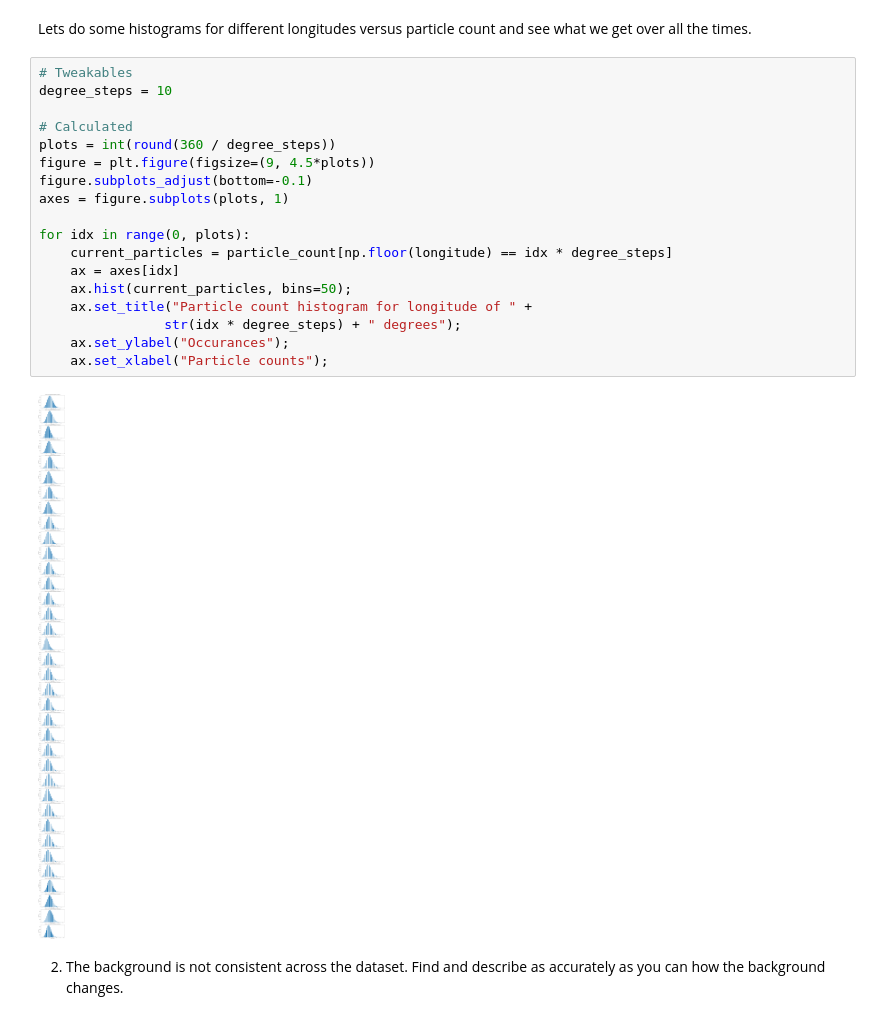
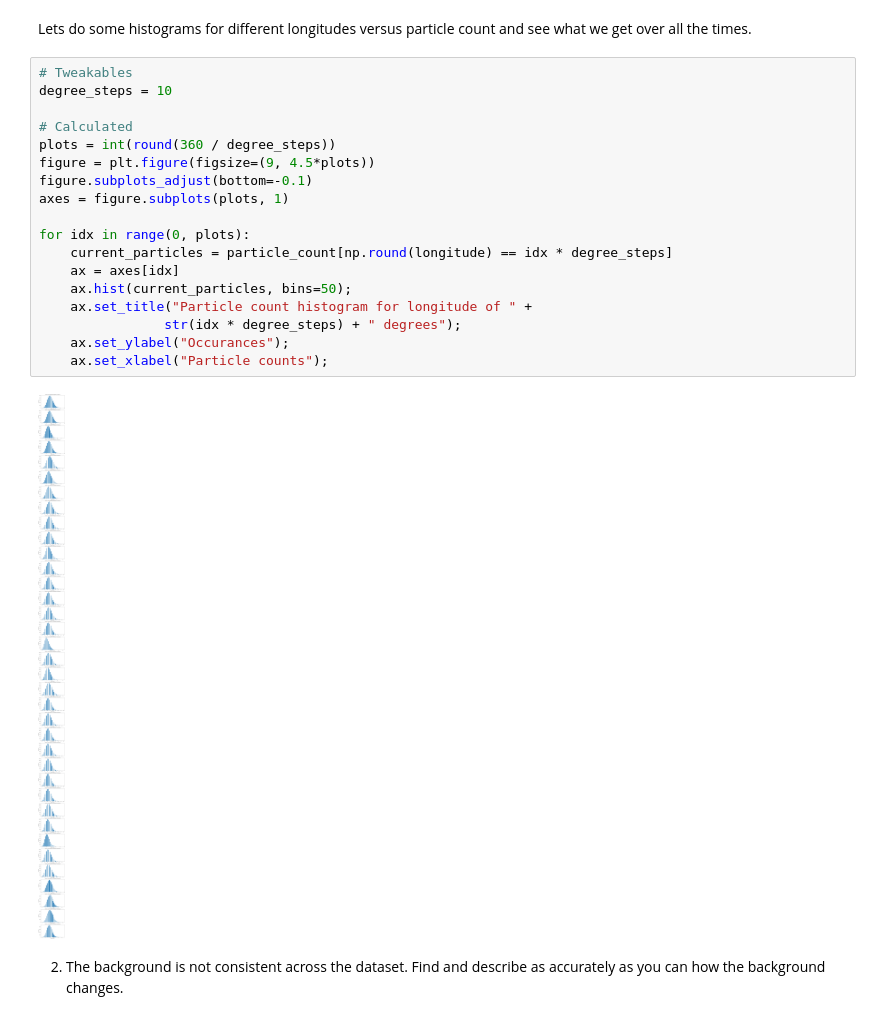
Before and after one commit to AdamK42/physics-434, a Jupyter notebook: lab4/lab4.ipynb, the cells around one changed output. Cells and saved outputs as stored; diff of their text form.

```diff
--- a/lab4/lab4.ipynb
+++ b/lab4/lab4.ipynb
@@ -81,23 +82,23 @@ Lets do some histograms for different longitudes versus particle count and see w
 # %%
 # Tweakables
 degree_steps = 10
 
 # Calculated
 plots = int(round(360 / degree_steps))
 figure = plt.figure(figsize=(9, 4.5*plots))
 figure.subplots_adjust(bottom=-0.1)
 axes = figure.subplots(plots, 1)
 
 for idx in range(0, plots):
-    current_particles = particle_count[np.floor(longitude) == idx * degree_steps]
+    current_particles = particle_count[np.round(longitude) == idx * degree_steps]
     ax = axes[idx]
     ax.hist(current_particles, bins=50);
     ax.set_title("Particle count histogram for longitude of " +
                 str(idx * degree_steps) + " degrees");
     ax.set_ylabel("Occurances");
     ax.set_xlabel("Particle counts");
 # %% [output]
-[figure, old version]
+[figure, new version]
 # %% [markdown]
 2) The background is not consistent across the dataset. Find and describe as accurately as you can how the background changes.
 # %% [markdown]
```
Also changed, not shown: parts of 8 cells of this notebook.
